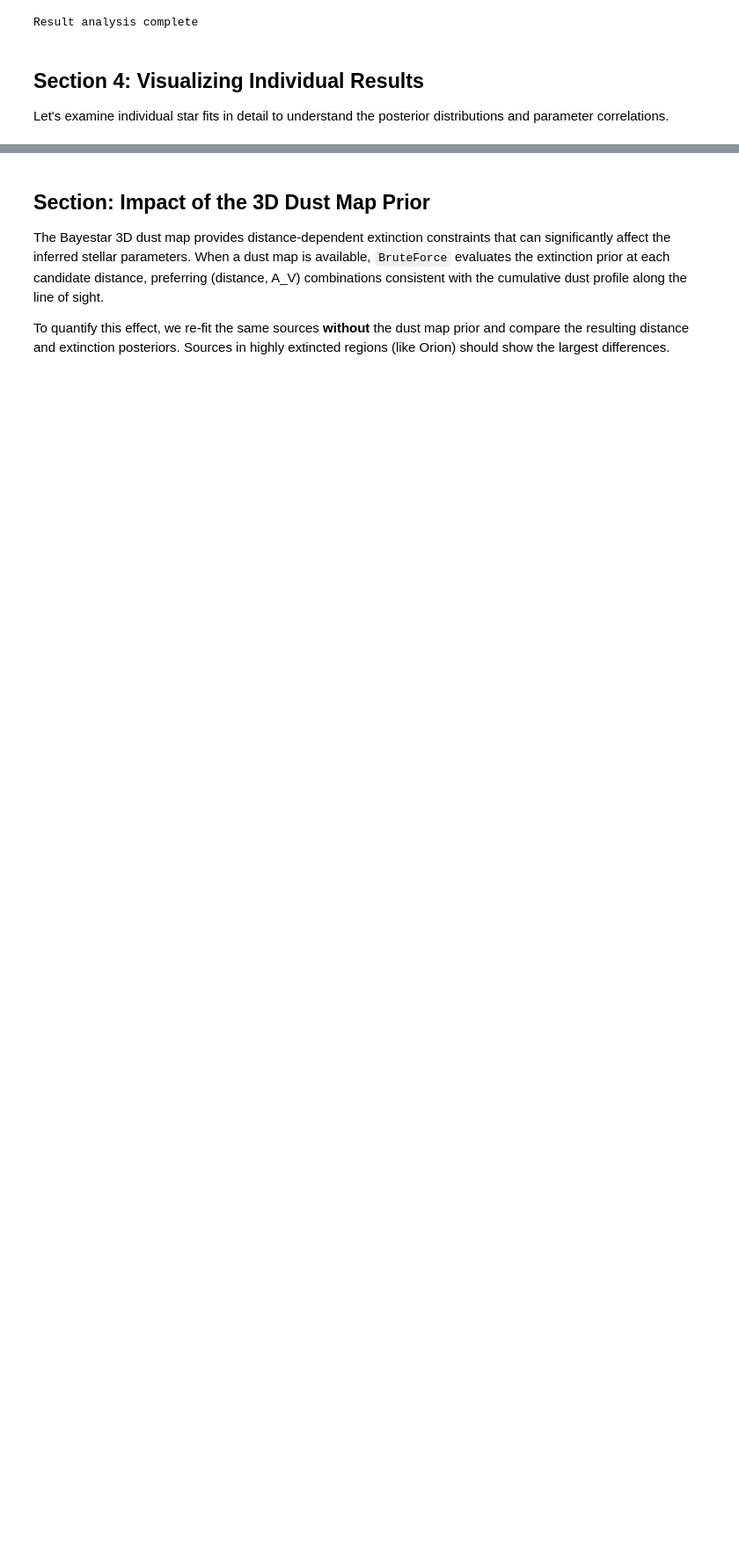
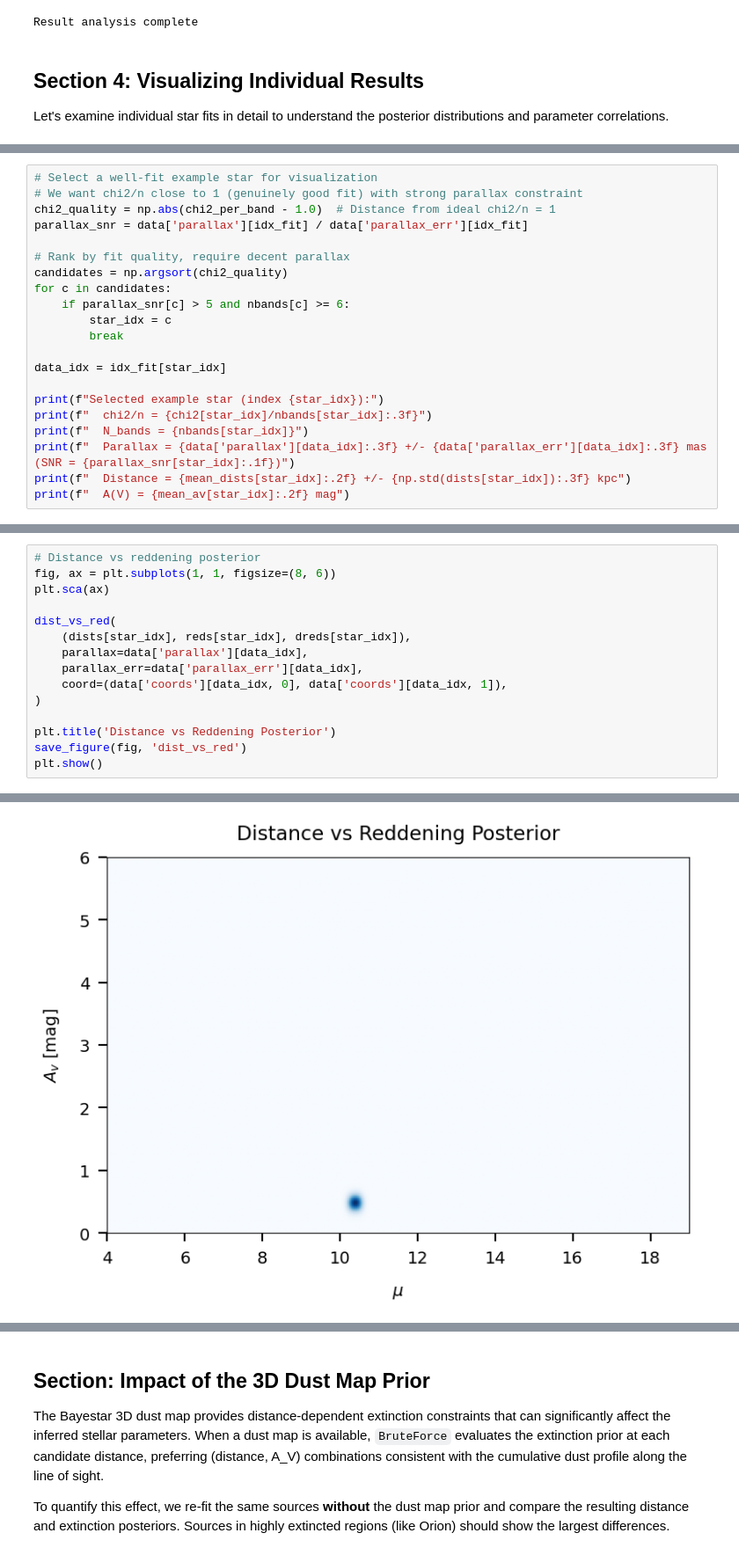
Before and after one commit to joshspeagle/brutus, a Jupyter notebook: tutorials/tutorial_05_fitting_individual.ipynb, the cells around one changed output, grey strips where cells are left out. Shown at 88% size. Saved outputs shown, nothing was run; the diff lists cells and outputs as text; blank space fills up the shorter version.

```diff
--- a/tutorials/tutorial_05_fitting_individual.ipynb
+++ b/tutorials/tutorial_05_fitting_individual.ipynb
@@ -884,0 +405,21 @@ Individual result visualization complete
+# %%
+# Select a well-fit example star for visualization
+# We want chi2/n close to 1 (genuinely good fit) with strong parallax constraint
+chi2_quality = np.abs(chi2_per_band - 1.0)  # Distance from ideal chi2/n = 1
+parallax_snr = data['parallax'][idx_fit] / data['parallax_err'][idx_fit]
+
+# Rank by fit quality, require decent parallax
+candidates = np.argsort(chi2_quality)
+for c in candidates:
+    if parallax_snr[c] > 5 and nbands[c] >= 6:
+        star_idx = c
+        break
+
+data_idx = idx_fit[star_idx]
+
+print(f"Selected example star (index {star_idx}):")
+print(f"  chi2/n = {chi2[star_idx]/nbands[star_idx]:.3f}")
+print(f"  N_bands = {nbands[star_idx]}")
+print(f"  Parallax = {data['parallax'][data_idx]:.3f} +/- {data['parallax_err'][data_idx]:.3f} mas (SNR = {parallax_snr[star_idx]:.1f})")
+print(f"  Distance = {mean_dists[star_idx]:.2f} +/- {np.std(dists[star_idx]):.3f} kpc")
+print(f"  A(V) = {mean_av[star_idx]:.2f} mag")
@@ -884,0 +449,16 @@ Individual result visualization complete
+# %%
+# Distance vs reddening posterior
+fig, ax = plt.subplots(1, 1, figsize=(8, 6))
+plt.sca(ax)
+
+dist_vs_red(
+    (dists[star_idx], reds[star_idx], dreds[star_idx]),
+    parallax=data['parallax'][data_idx],
+    parallax_err=data['parallax_err'][data_idx],
+    coord=(data['coords'][data_idx, 0], data['coords'][data_idx, 1]),
+)
+
+plt.title('Distance vs Reddening Posterior')
+save_figure(fig, 'dist_vs_red')
+plt.show()
+# %% [output]
@@ -884,0 +466 @@ Individual result visualization complete
+[figure, added]
```
Also changed, not shown: parts of 24 cells of this notebook, 11 other files.
